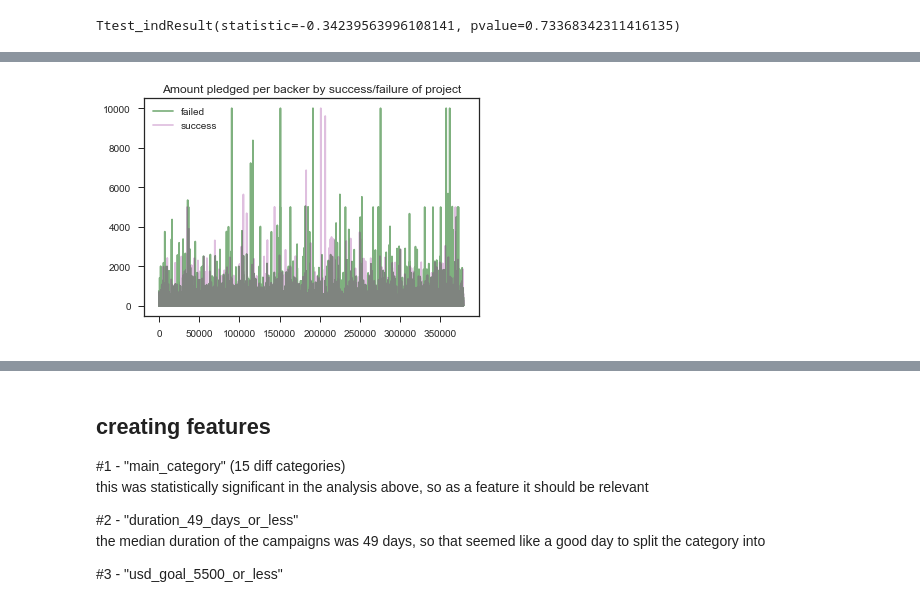
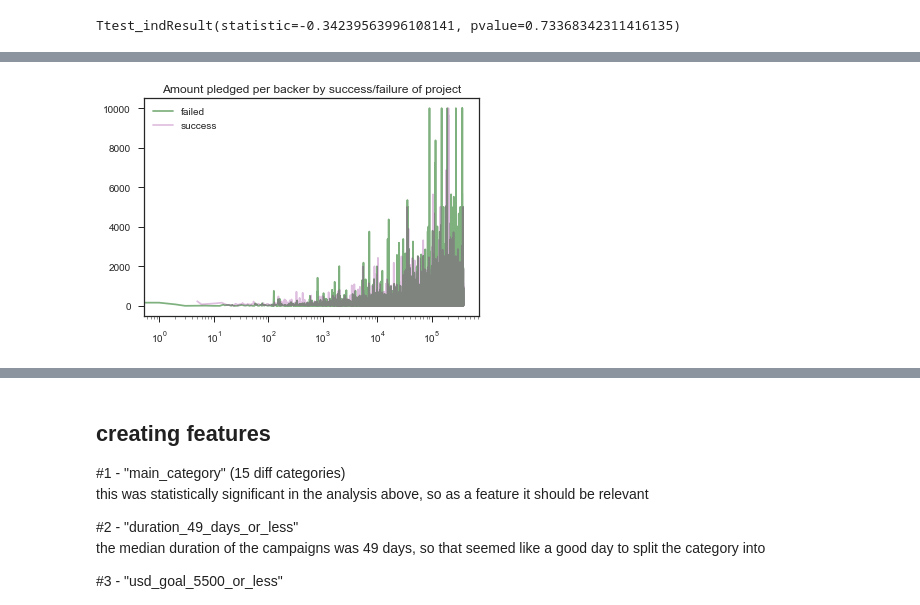
Before and after one commit to gemmaaa/lingdata, a Jupyter notebook: 2.1.8 Preparing a dataset for modeling.ipynb, the cells around one changed output, grey strips where cells are left out. Drawn from its saved outputs; the diff is of its cells as text; code cells hidden in the pictures.

```diff
--- a/2.1.8 Preparing a dataset for modeling.ipynb
+++ b/2.1.8 Preparing a dataset for modeling.ipynb
@@ -391,19 +402,22 @@ jan.head(1)
 # %%
 
 jan.loc[
     ((jan['state'] == 'failed') | (jan['state'] == 'successful')) ,
     ['main_category', 'country', 'state']]
 
 allf = jan[jan['state'] == 'failed']
 alls = jan[jan['state'] == 'successful']
 
 allf['amt_pledged_per_backer'].plot(color='darkgreen', alpha=0.5, label='failed')
 alls['amt_pledged_per_backer'].plot(color='purple', alpha=0.25, label='success')
 plt.legend()
+plt.xscale('log')
 plt.title('Amount pledged per backer by success/failure of project')
 plt.show()
+
+# add explanations - what youre plotting (before), and what it shows (after)
 # %% [output]
-[figure, old version]
+[figure, new version]
 # %%
 here = df_cat.groupby('main_category')['state'].value_counts(normalize=True)
 
```
Also changed, not shown: parts of 13 cells of this notebook.
